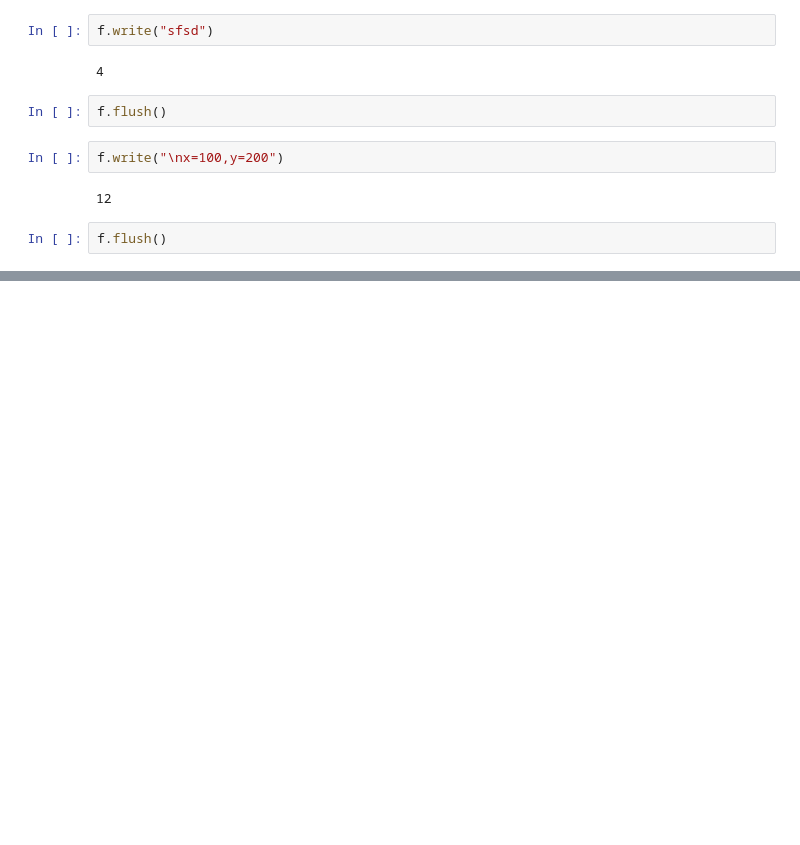
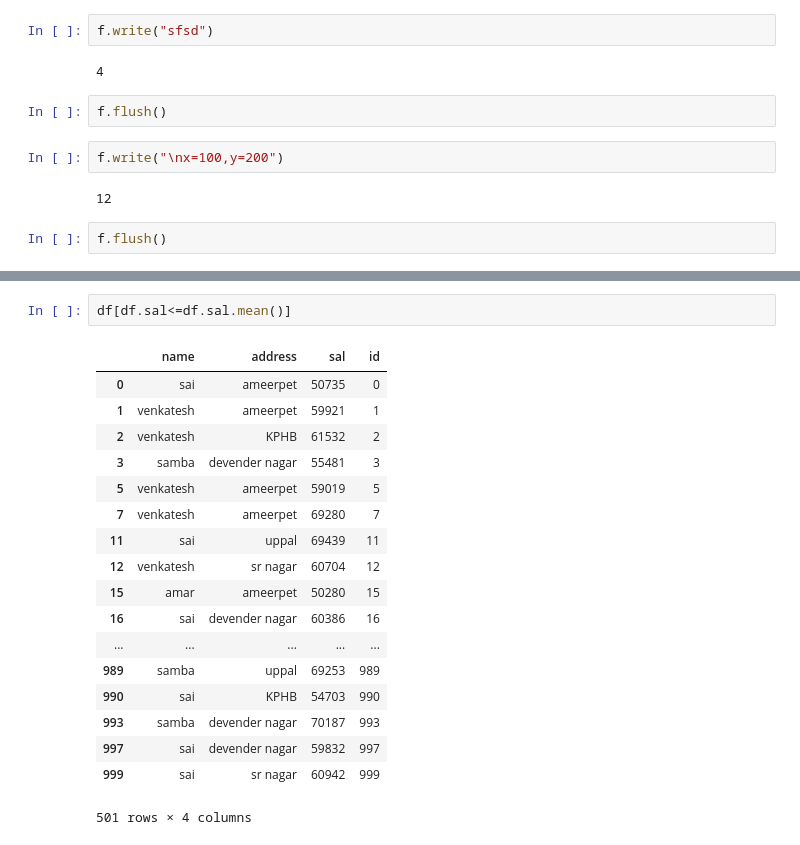
Before and after one commit to sambapython/batch67, a Jupyter notebook: files.ipynb, the cells around one changed output, grey strips where cells are left out. Drawn from its saved outputs; the diff is of its cells as text; blank space fills up the shorter version.

```diff
--- a/files.ipynb
+++ b/files.ipynb
@@ -26,0 +467,21 @@ f.flush()
+# %%
+df[df.sal<=df.sal.mean()]
+# %% [output]
+|  | name | address | sal | id |
+| 0 | sai | ameerpet | 50735 | 0 |
+| 1 | venkatesh | ameerpet | 59921 | 1 |
+| 2 | venkatesh | KPHB | 61532 | 2 |
+| 3 | samba | devender nagar | 55481 | 3 |
+| 5 | venkatesh | ameerpet | 59019 | 5 |
+| 7 | venkatesh | ameerpet | 69280 | 7 |
+| 11 | sai | uppal | 69439 | 11 |
+| 12 | venkatesh | sr nagar | 60704 | 12 |
+| 15 | amar | ameerpet | 50280 | 15 |
+| 16 | sai | devender nagar | 60386 | 16 |
+| ... | ... | ... | ... | ... |
+| 989 | samba | uppal | 69253 | 989 |
+| 990 | sai | KPHB | 54703 | 990 |
+| 993 | samba | devender nagar | 70187 | 993 |
+| 997 | sai | devender nagar | 59832 | 997 |
+| 999 | sai | sr nagar | 60942 | 999 |
+501 rows × 4 columns
```
Also changed, not shown: parts of 54 cells of this notebook, 2 other files.
